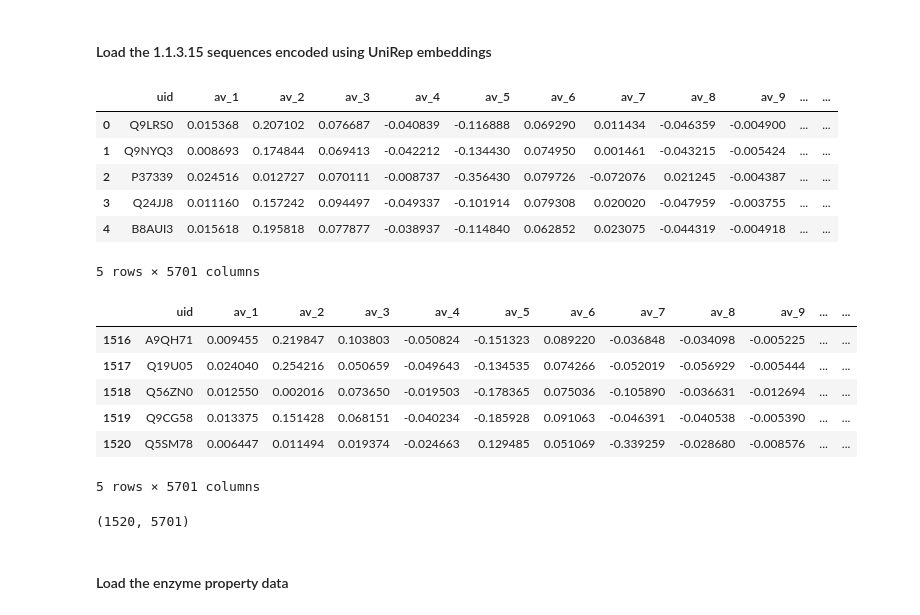
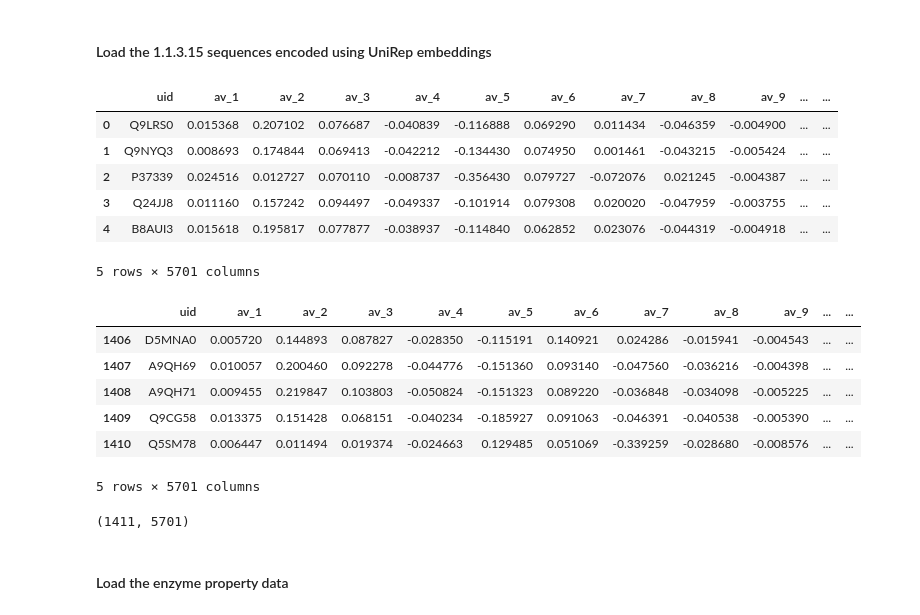
Before and after one commit to EngqvistLab/analyze_1.1.3.15, a Jupyter notebook: code/2_analyze_data/1_analyze_1.1.3.15.ipynb, the cells around one changed output. Drawn from its saved outputs; the diff is of its cells as text; code cells hidden in the pictures.

Commit message:
update code for figures 1, 2 and 3 to work with downloaded files

```diff
--- a/code/2_analyze_data/1_analyze_1.1.3.15.ipynb
+++ b/code/2_analyze_data/1_analyze_1.1.3.15.ipynb
@@ -79,6 +103,46 @@ ModuleNotFoundError: No module named 'networkx'
 # %% [markdown]
 #### Load the 1.1.3.15 sequences encoded using UniRep embeddings
 # %%
+def get_unirep():
+    '''
+    Download and extract the 2017 and 2019 versions for
+    EC 1.1.3.15 unirep representations
+    '''
+    folder = join(INTERMEDIATE, 'brenda_2017_1')
+    infile = join(folder, '1_1_3_15_BRENDA_sequences_filtered_2017_1_unirep.zip')
+    outfile = join(folder, '1_1_3_15_BRENDA_sequences_filtered_2017_1_unirep.csv')
+    if not exists(outfile):
+        if not exists(infile):
+            ## Download the fasta file and the zip file
+#             target = 'https://zenodo.org/record/xyz/files/1_1_3_15_BRENDA_sequences_filtered_2017_1.fasta'
+#             !wget -P $folder $target
+
+#             target = 'https://zenodo.org/record/xyz/files/1_1_3_15_BRENDA_sequences_filtered_2017_1_unirep.zip'
+#             !wget -P $folder $target
+            pass
+
+        # unzip it the compressed archive
+        !unzip $infile -d $folder
+
+
+    folder = join(INTERMEDIATE, 'brenda_2019_2')
+    infile = join(folder, '1_1_3_15_BRENDA_sequences_filtered_2019_2_unirep.zip')
+    outfile = join(folder, '1_1_3_15_BRENDA_sequences_filtered_2019_2_unirep.tsv')
+    if not exists(outfile):
+        if not exists(infile):
+            ## Download the fasta file and the zip file
+#             target = 'https://zenodo.org/record/xyz/files/1_1_3_15_BRENDA_sequences_filtered_2019_2.fasta'
+#             !wget -P $folder $target
+
+#             target = 'https://zenodo.org/record/xyz/files/1_1_3_15_BRENDA_sequences_filtered_2019_2_unirep.zip'
+#             !wget -P $folder $target
+            pass
+
+        # unzip it the compressed archive
+        !unzip $infile -d $folder
+
+
+
 def load_unirep(uni_filepath, prop_filepath, ec='1.1.3.15', sep='\t'):
     '''
     Load unirep embeddings into a data frame
@@ -95,44 +159,49 @@ def load_unirep(uni_filepath, prop_filepath, ec='1.1.3.15', sep='\t'):
     # load uid to ec mapping and merge with property data
     uid_ec = pd.read_csv(prop_filepath, sep='\t').drop_duplicates()
 
     # merge with ec data
     unirep_merged = unirep.merge(uid_ec, on='uid')
 
     # keep only a certain ec
     if ec == 'all':
         df_unirep = unirep_merged.drop('ec', axis=1)
     else:
         df_unirep = unirep_merged[unirep_merged.ec==ec].drop('ec', axis=1)
 
     return df_unirep
 
 
-df_unirep = load_unirep(uni_filepath=join(INTERMEDIATE, 'brenda_2017_1', '1_1_3_15_BRENDA_sequences_2017_1_unirep.csv'),
+unirep_filepath = join(INTERMEDIATE, 'brenda_2017_1', '1_1_3_15_BRENDA_sequences_filtered_2017_1_unirep.csv')
+if not exists(unirep_filepath):
+    get_unirep()
+
+df_unirep = load_unirep(uni_filepath=unirep_filepath,
                        prop_filepath=join(FINAL, 'brenda_2017_1', 'ec_uid_org_from_fasta_2017_1.tsv'),
-                       ec='1.1.3.15')
+                       ec='1.1.3.15',
+                       sep=',')
 
 # exclude A0A0D2NBS0 which is clearly weird (long R-stretches, long S-stretches etc.)
 df_unirep = df_unirep[df_unirep.uid != 'A0A0D2NBS0']
 
 display(df_unirep.head())
 display(df_unirep.tail())
 display(df_unirep.shape)
 # %% [output]
 |  | uid | av_1 | av_2 | av_3 | av_4 | av_5 | av_6 | av_7 | av_8 | av_9 | ... | ... |
 | 0 | Q9LRS0 | 0.015368 | 0.207102 | 0.076687 | -0.040839 | -0.116888 | 0.069290 | 0.011434 | -0.046359 | -0.004900 | ... | ... |
 | 1 | Q9NYQ3 | 0.008693 | 0.174844 | 0.069413 | -0.042212 | -0.134430 | 0.074950 | 0.001461 | -0.043215 | -0.005424 | ... | ... |
-| 2 | P37339 | 0.024516 | 0.012727 | 0.070111 | -0.008737 | -0.356430 | 0.079726 | -0.072076 | 0.021245 | -0.004387 | ... | ... |
+| 2 | P37339 | 0.024516 | 0.012727 | 0.070110 | -0.008737 | -0.356430 | 0.079727 | -0.072076 | 0.021245 | -0.004387 | ... | ... |
 | 3 | Q24JJ8 | 0.011160 | 0.157242 | 0.094497 | -0.049337 | -0.101914 | 0.079308 | 0.020020 | -0.047959 | -0.003755 | ... | ... |
-| 4 | B8AUI3 | 0.015618 | 0.195818 | 0.077877 | -0.038937 | -0.114840 | 0.062852 | 0.023075 | -0.044319 | -0.004918 | ... | ... |
+| 4 | B8AUI3 | 0.015618 | 0.195817 | 0.077877 | -0.038937 | -0.114840 | 0.062852 | 0.023076 | -0.044319 | -0.004918 | ... | ... |
 5 rows × 5701 columns
 |  | uid | av_1 | av_2 | av_3 | av_4 | av_5 | av_6 | av_7 | av_8 | av_9 | ... | ... |
-| 1516 | A9QH71 | 0.009455 | 0.219847 | 0.103803 | -0.050824 | -0.151323 | 0.089220 | -0.036848 | -0.034098 | -0.005225 | ... | ... |
-| 1517 | Q19U05 | 0.024040 | 0.254216 | 0.050659 | -0.049643 | -0.134535 | 0.074266 | -0.052019 | -0.056929 | -0.005444 | ... | ... |
-| 1518 | Q56ZN0 | 0.012550 | 0.002016 | 0.073650 | -0.019503 | -0.178365 | 0.075036 | -0.105890 | -0.036631 | -0.012694 | ... | ... |
-| 1519 | Q9CG58 | 0.013375 | 0.151428 | 0.068151 | -0.040234 | -0.185928 | 0.091063 | -0.046391 | -0.040538 | -0.005390 | ... | ... |
-| 1520 | Q5SM78 | 0.006447 | 0.011494 | 0.019374 | -0.024663 | 0.129485 | 0.051069 | -0.339259 | -0.028680 | -0.008576 | ... | ... |
+| 1406 | D5MNA0 | 0.005720 | 0.144893 | 0.087827 | -0.028350 | -0.115191 | 0.140921 | 0.024286 | -0.015941 | -0.004543 | ... | ... |
+| 1407 | A9QH69 | 0.010057 | 0.200460 | 0.092278 | -0.044776 | -0.151360 | 0.093140 | -0.047560 | -0.036216 | -0.004398 | ... | ... |
+| 1408 | A9QH71 | 0.009455 | 0.219847 | 0.103803 | -0.050824 | -0.151323 | 0.089220 | -0.036848 | -0.034098 | -0.005225 | ... | ... |
+| 1409 | Q9CG58 | 0.013375 | 0.151428 | 0.068151 | -0.040234 | -0.185927 | 0.091063 | -0.046391 | -0.040538 | -0.005390 | ... | ... |
+| 1410 | Q5SM78 | 0.006447 | 0.011494 | 0.019374 | -0.024663 | 0.129485 | 0.051069 | -0.339259 | -0.028680 | -0.008576 | ... | ... |
 5 rows × 5701 columns
-(1520, 5701)
+(1411, 5701)
 # %% [markdown]
 #### Load the enzyme property data
 # %%
```
Also changed, not shown: parts of 39 cells of this notebook, 8 other files.
